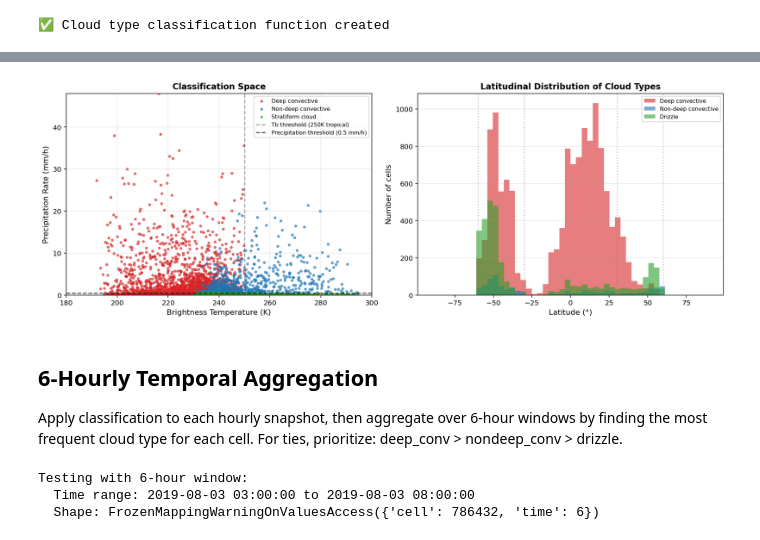
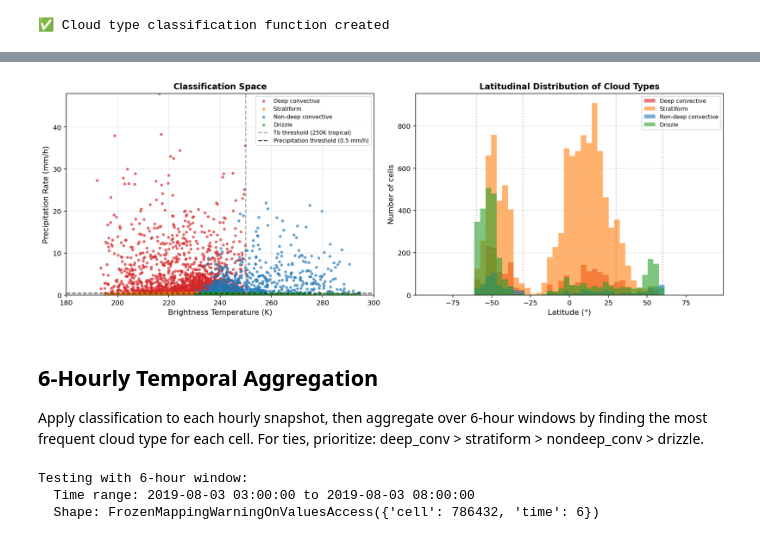
Before and after one commit to WACCEM/gsrm_cooccurrencefeature, a Jupyter notebook: notebooks/test_ccs_type_classification.ipynb, the cells around one changed output, grey strips where cells are left out. Drawn from its saved outputs; the diff is of its cells as text; code cells hidden in the pictures.

```diff
--- a/notebooks/test_ccs_type_classification.ipynb
+++ b/notebooks/test_ccs_type_classification.ipynb
@@ -630,8 +636,8 @@ print(f"\n📊 Cloud Type Statistics (Time step {itime}):")
 print(f"   Total cells in dataset: {cloud_type.size:,}")
 print(f"   Non-MCS CCS cells: {(nmcs_ccs_mask > 0).sum().values:,}")
 print(f"\nCloud type counts:")
-for i, label in enumerate(['No cloud/Outside mask', 'Deep convective',
-                            'Non-deep convective', 'Stratiform cloud', 'Drizzle']):
+for i, label in enumerate(['No cloud/Outside mask', 'Deep convective', 'Stratiform',
+                            'Non-deep convective', 'Drizzle']):
     count = (cloud_type == i).sum().values
     pct = 100 * count / cloud_type.size
     print(f"   {i}. {label:25s}: {count:8,} ({pct:5.2f}%)")
@@ -640,8 +646,8 @@ for i, label in enumerate(['No cloud/Outside mask', 'Deep convective',
 classified = (cloud_type > 0).sum().values
 if classified > 0:
     print(f"\nPercentages among classified clouds only ({classified:,} cells):")
-    for i, label in enumerate(['Deep convective', 'Non-deep convective',
-                                'Stratiform cloud', 'Drizzle'], start=1):
+    for i, label in enumerate(['Deep convective', 'Stratiform',
+                                'Non-deep convective', 'Drizzle'], start=1):
         count = (cloud_type == i).sum().values
         pct = 100 * count / classified
         print(f"   {i}. {label:25s}: {count:8,} ({pct:5.2f}%)")
@@ -668,26 +674,28 @@ Percentages among classified clouds only (17,107 cells):
 cloud_colors = {
     0: '#ffffff',  # No cloud - white
     1: '#d62728',  # Deep convective - red
-    2: '#1f77b4',  # Non-deep convective - orange
-    3: '#2ca02c',  # Drizzle - green
+    2: '#ff7f0e',  # Stratiform - orange
+    3: '#1f77b4',  # Non-deep convective - blue
+    4: '#2ca02c',  # Drizzle - green
 }
 cloud_labels = {
     0: 'No cloud',
     1: 'Deep convective',
-    2: 'Non-deep convective',
-    3: 'Drizzle'
+    2: 'Stratiform',
+    3: 'Non-deep convective',
+    4: 'Drizzle'
 }
 dpi = 200
 
 # Plot 1: Cloud type classification
 ax1 = egh.healpix_show(cloud_type.where(cloud_type > 0),
-                       cmap=mpl.colors.ListedColormap([cloud_colors[i] for i in range(1, 4)]),
-                       vmin=0.5, vmax=3.5,
+                       cmap=mpl.colors.ListedColormap([cloud_colors[i] for i in range(1, 5)]),
+                       vmin=0.5, vmax=4.5,
                        dpi=dpi)
 plt.title(f'Cloud Type Classification (Time step {itime})', fontsize=12, fontweight='bold')
 # Create custom legend
 legend_elements = [Patch(facecolor=cloud_colors[i], label=cloud_labels[i])
-                   for i in range(1, 4)]
+                   for i in range(1, 5)]
 plt.legend(handles=legend_elements, loc='lower left', fontsize=9, framealpha=0.9)
 plt.tight_layout()
 plt.show()
@@ -733,8 +741,7 @@ if classified_idx.sum() > 0:
     lat_vals = lat[classified_idx]
 
     # Plot each cloud type
-    for i, label in enumerate(['Deep convective', 'Non-deep convective',
-                                'Stratiform cloud', 'Drizzle'], start=1):
+    for i, label in enumerate(['Deep convective', 'Stratiform', 'Non-deep convective', 'Drizzle'], start=1):
         mask = ct_vals == i
         if mask.sum() > 0:
             ax.scatter(tb_vals[mask], pr_vals[mask],
@@ -747,39 +754,39 @@ if classified_idx.sum() > 0:
                alpha=0.7, label='Precipitation threshold (0.5 mm/h)')
 
     ax.set_xlabel('Brightness Temperature (K)', fontsize=11)
     ax.set_ylabel('Precipitation Rate (mm/h)', fontsize=11)
     ax.set_title('Classification Space', fontsize=12, fontweight='bold')
     ax.set_xlim(180, 300)
     ax.set_ylim(0, max(15, pr_vals.max()))
     ax.grid(True, alpha=0.3)
     ax.legend(fontsize=8, loc='upper right')
 
 # Right plot: Distribution by latitude
 ax = axes[1]
-for i, label in enumerate(['Deep convective', 'Non-deep convective', 'Drizzle'], start=1):
+for i, label in enumerate(['Deep convective', 'Stratiform', 'Non-deep convective', 'Drizzle'], start=1):
     mask = ct_vals == i
     if mask.sum() > 0:
         ax.hist(lat_vals[mask], bins=50, color=cloud_colors[i],
                 alpha=0.6, label=label, range=(-90, 90))
 
 ax.set_xlabel('Latitude (°)', fontsize=11)
 ax.set_ylabel('Number of cells', fontsize=11)
 ax.set_title('Latitudinal Distribution of Cloud Types', fontsize=12, fontweight='bold')
 ax.axvline(-30, color='gray', linestyle=':', alpha=0.5)
 ax.axvline(30, color='gray', linestyle=':', alpha=0.5)
 ax.axvline(-60, color='gray', linestyle=':', alpha=0.5)
 ax.axvline(60, color='gray', linestyle=':', alpha=0.5)
 ax.grid(True, alpha=0.3, axis='y')
 ax.legend(fontsize=8)
 
 plt.tight_layout()
 plt.show()
 # %% [output]
-[figure, old version]
+[figure, new version]
 # %% [markdown]
 ## 6-Hourly Temporal Aggregation
 
-Apply classification to each hourly snapshot, then aggregate over 6-hour windows by finding the most frequent cloud type for each cell. For ties, prioritize: deep_conv > nondeep_conv > drizzle.
+Apply classification to each hourly snapshot, then aggregate over 6-hour windows by finding the most frequent cloud type for each cell. For ties, prioritize: deep_conv > stratiform > nondeep_conv > drizzle.
 # %%
 # Subset dataset to 6-hour window for testing
 _ds = ds.isel(time=slice(itime, itime+6))
```
Also changed, not shown: parts of 15 cells of this notebook, 6 other files.
